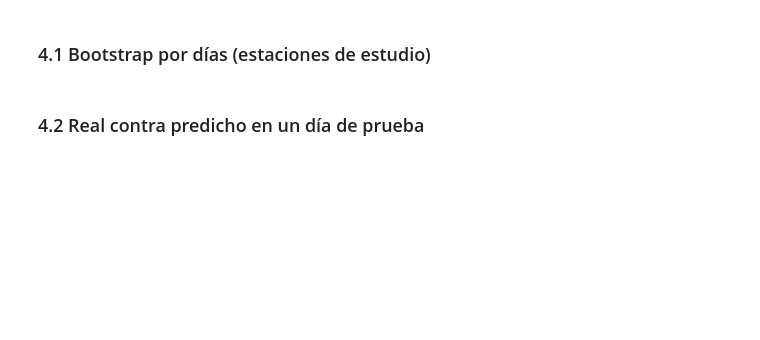
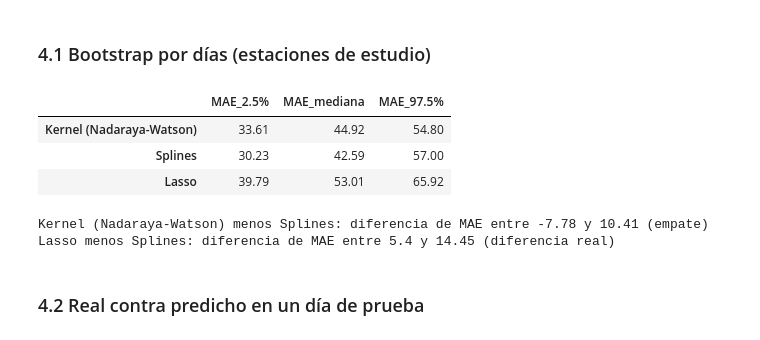
Before and after one commit to QueenR1014/FlujoTransmilenio, a Jupyter notebook: notebooks/taller_transmilenio.ipynb, the cells around one changed output. Saved outputs shown, nothing was run; the diff lists cells and outputs as text; code cells hidden in the pictures; blank space fills up the shorter version.

```diff
--- a/notebooks/taller_transmilenio.ipynb
+++ b/notebooks/taller_transmilenio.ipynb
@@ -548,26 +654,33 @@ print("Error promedio (MAE, en pasajeros por franja) en cada estación de estudi
 ### 4.1 Bootstrap por días (estaciones de estudio)
 # %%
 rng = np.random.default_rng(SEED)
-dias_test = test.fecha.unique()
-idx_dia = {d: np.flatnonzero(((test.fecha == d) & test.estudio).to_numpy()) for d in dias_test}
+dias_test = list(test.fecha.unique())
+idx_dia = [np.flatnonzero(((test.fecha == d) & test.estudio).to_numpy()) for d in dias_test]
 B, boot = 500, {m: [] for m in finalistas}
 for _ in range(B):
-    idx = np.concatenate([idx_dia[d] for d in rng.choice(dias_test, len(dias_test))])
+    idx = np.concatenate([idx_dia[i] for i in rng.integers(0, len(dias_test), len(dias_test))])
     for m in finalistas:
         boot[m].append(mean_absolute_error(real[idx], pred[m][idx]))
 boot = pd.DataFrame(boot)
 
 ic = boot.quantile([0.025, 0.5, 0.975]).T.round(2)
 ic.columns = ["MAE_2.5%", "MAE_mediana", "MAE_97.5%"]
 display(ic)
 mejor = ic["MAE_mediana"].idxmin()
 for m in finalistas:
     if m != mejor:
         d = (boot[m] - boot[mejor]).quantile([0.025, 0.975]).round(2).tolist()
         print(f"{m} menos {mejor}: diferencia de MAE entre {d[0]} y {d[1]}",
               "(empate)" if d[0] <= 0 <= d[1] else "(diferencia real)")
 tabla_test.to_csv(PROC / "resultados_test.csv"); ic.to_csv(PROC / "bootstrap_mae.csv")
 por_estacion.to_csv(PROC / "mae_por_estacion.csv")
+# %% [output]
+|  | MAE_2.5% | MAE_mediana | MAE_97.5% |
+| Kernel (Nadaraya-Watson) | 33.61 | 44.92 | 54.80 |
+| Splines | 30.23 | 42.59 | 57.00 |
+| Lasso | 39.79 | 53.01 | 65.92 |
+Kernel (Nadaraya-Watson) menos Splines: diferencia de MAE entre -7.78 y 10.41 (empate)
+Lasso menos Splines: diferencia de MAE entre 5.4 y 14.45 (diferencia real)
 # %% [markdown]
 ### 4.2 Real contra predicho en un día de prueba
 # %%
```
Also changed, not shown: parts of 17 cells of this notebook.
